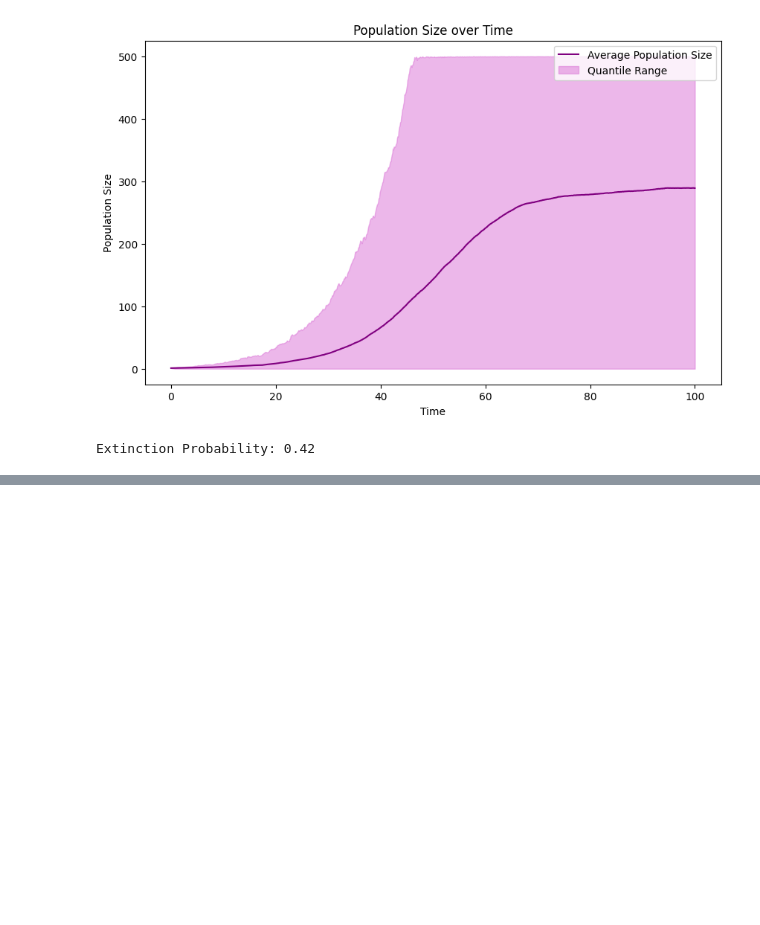
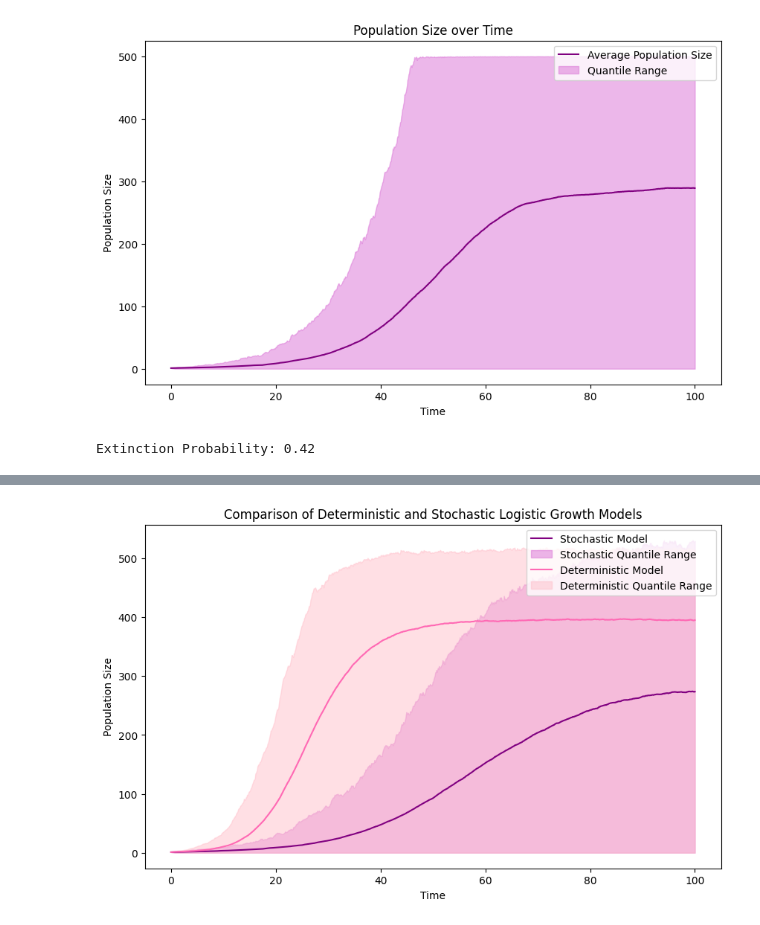
Before and after one commit to isabellac865/population_growth_models, a Jupyter notebook: 5_comparison_plots.ipynb, the cells around one changed output, grey strips where cells are left out. Saved outputs shown, nothing was run; the diff lists cells and outputs as text; code cells hidden in the pictures; blank space fills up the shorter version.

Commit message:
comparison added

```diff
--- a/5_comparison_plots.ipynb
+++ b/5_comparison_plots.ipynb
@@ -187,0 +190,95 @@ Extinction Probability: 0.42
+# %%
+import numpy as np
+import matplotlib.pyplot as plt
+
+def set_parameters(initial_population=50, birth_rate=0.1, death_rate=0.1, carrying_capacity=500, max_time=100):
+    return {
+        'initial_population': initial_population,
+        'birth_rate': birth_rate,
+        'death_rate': death_rate,
+        'carrying_capacity': carrying_capacity,
+        'max_time': max_time
+    }
+
+def run_simulation(params):
+    population = params['initial_population']
+    birth_rate = params['birth_rate']
+    death_rate = params['death_rate']
+    max_time = params['max_time']
+    carrying_capacity = params['carrying_capacity']
+
+    time_points = [0]
+    population_sizes = [population]
+
+    while population > 0 and time_points[-1] < max_time:
+        effective_birth_rate = params['birth_rate'] * (1 - population / carrying_capacity) + params['death_rate'] * (population / carrying_capacity)
+        next_event_time = np.random.exponential(1 / (death_rate * population + effective_birth_rate * population))
+
+        if np.random.rand() < effective_birth_rate / (effective_birth_rate + death_rate):
+            population += 1
+        else:
+            population -= 1
+
+        time_points.append(time_points[-1] + next_event_time)
+        population_sizes.append(population)
+
+    return time_points, population_sizes
+
+def run_multiple_simulations_with_quantiles(params, num_simulations=100):
+    all_time_points = []
+    all_population_sizes = []
+    extinction_count = 0
+    max_time = params['max_time']
+
+    for _ in range(num_simulations):
+        time_points, population_sizes = run_simulation(params)
+        all_time_points.append(time_points)
+        all_population_sizes.append(population_sizes)
+        if population_sizes[-1] == 0:
+            extinction_count += 1
+
+    num_points = 1000
+    average_time_points = np.linspace(0, max_time, num_points)
+    interpolated_populations = np.zeros((num_simulations, num_points))
+
+    for i in range(num_simulations):
+        interpolated_populations[i] = np.interp(average_time_points, all_time_points[i], all_population_sizes[i])
+
+    average_population_sizes = np.mean(interpolated_populations, axis=0)
+    lower_quantile = np.quantile(interpolated_populations, 0.05, axis=0)
+    upper_quantile = np.quantile(interpolated_populations, 0.95, axis=0)
+
+    extinction_probability = extinction_count / num_simulations
+
+    return average_time_points, average_population_sizes, lower_quantile, upper_quantile, extinction_probability
+
+def plot_multiple_models_with_quantiles(data1, data2):
+    plt.figure(figsize=(10, 6))
+
+    # Plot the first dataset
+    average_time_points1, average_population_sizes1, lower_quantile1, upper_quantile1, _ = data1
+    plt.plot(average_time_points1, average_population_sizes1, color='purple', linestyle='-', label='Stochastic Model')
+    plt.fill_between(average_time_points1, lower_quantile1, upper_quantile1, color='orchid', alpha=0.5, label='Stochastic Quantile Range')
+
+    # Plot the second dataset
+    average_time_points2, average_population_sizes2, lower_quantile2, upper_quantile2, _ = data2
+    plt.plot(average_time_points2, average_population_sizes2, color='hotpink', linestyle='-', label='Deterministic Model')
+    plt.fill_between(average_time_points2, lower_quantile2, upper_quantile2, color='pink', alpha=0.5, label='Deterministic Quantile Range')
+
+    plt.xlabel('Time')
+    plt.ylabel('Population Size')
+    plt.title('Comparison of Deterministic and Stochastic Logistic Growth Models')
+    plt.legend()
+    plt.show()
+
+# Example usage for two different models
+params1 = set_parameters(initial_population=1, birth_rate=0.2, death_rate=0.1, carrying_capacity=500)
+params2 = set_parameters(initial_population=1, birth_rate=0.3, death_rate=0.05, carrying_capacity=500)
+
+num_simulations = 100
+data1 = run_multiple_simulations_with_quantiles(params1, num_simulations)
+data2 = run_multiple_simulations_with_quantiles(params2, num_simulations)
+
+plot_multiple_models_with_quantiles(data1, data2)
+# %% [output]
+[figure, added]
```
Also changed, not shown: parts of 1 cell of this notebook.
